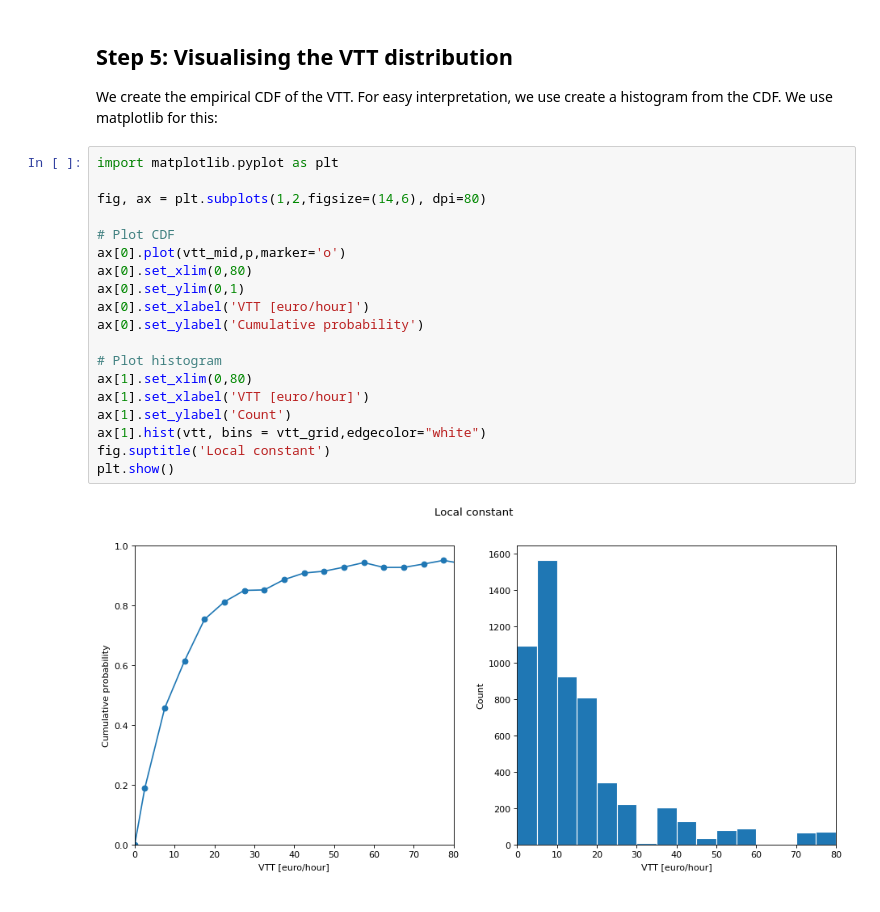
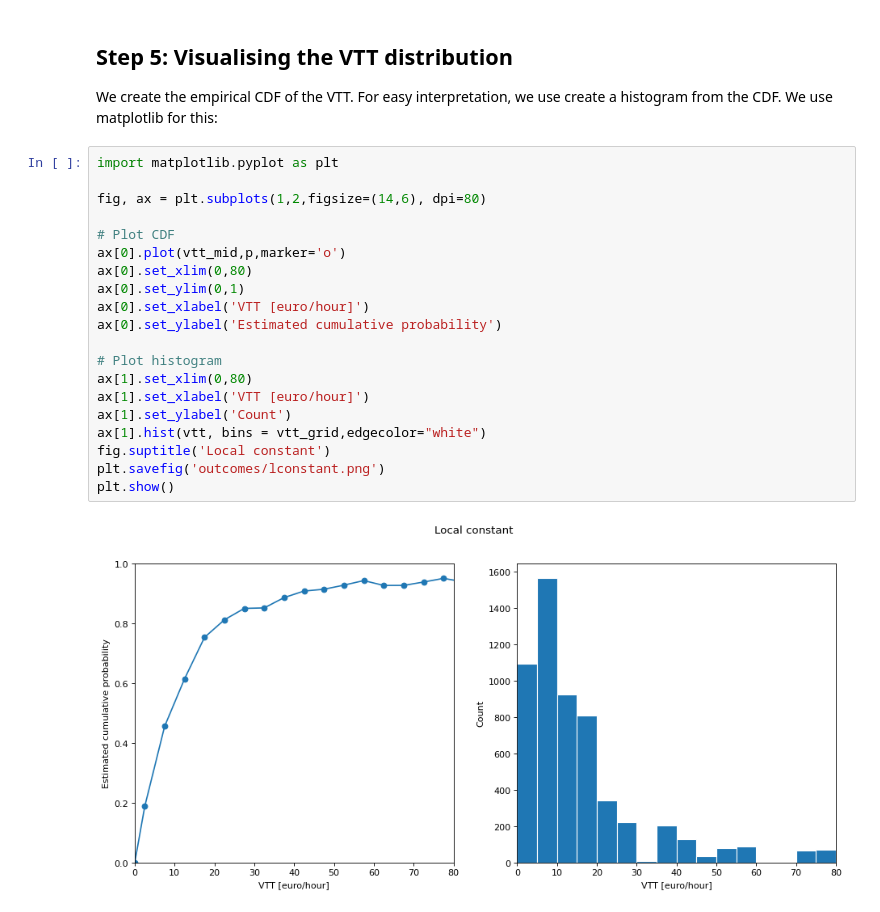
Before and after one commit to ighdez/py-np4vtt, a Jupyter notebook: examples/lconstant.ipynb, the cells around one changed output. Drawn from its saved outputs; the diff is of its cells as text.

```diff
--- a/examples/lconstant.ipynb
+++ b/examples/lconstant.ipynb
@@ -173,21 +173,22 @@ We use matplotlib for this:
 # %%
 import matplotlib.pyplot as plt
 
 fig, ax = plt.subplots(1,2,figsize=(14,6), dpi=80)
 
 # Plot CDF
 ax[0].plot(vtt_mid,p,marker='o')
 ax[0].set_xlim(0,80)
 ax[0].set_ylim(0,1)
 ax[0].set_xlabel('VTT [euro/hour]')
-ax[0].set_ylabel('Cumulative probability')
+ax[0].set_ylabel('Estimated cumulative probability')
 
 # Plot histogram
 ax[1].set_xlim(0,80)
 ax[1].set_xlabel('VTT [euro/hour]')
 ax[1].set_ylabel('Count')
 ax[1].hist(vtt, bins = vtt_grid,edgecolor="white")
 fig.suptitle('Local constant')
+plt.savefig('outcomes/lconstant.png')
 plt.show()
 # %% [output]
-[figure, old version]
+[figure, new version]
```
Also changed, not shown: parts of 1 cell of this notebook, 12 other files.
